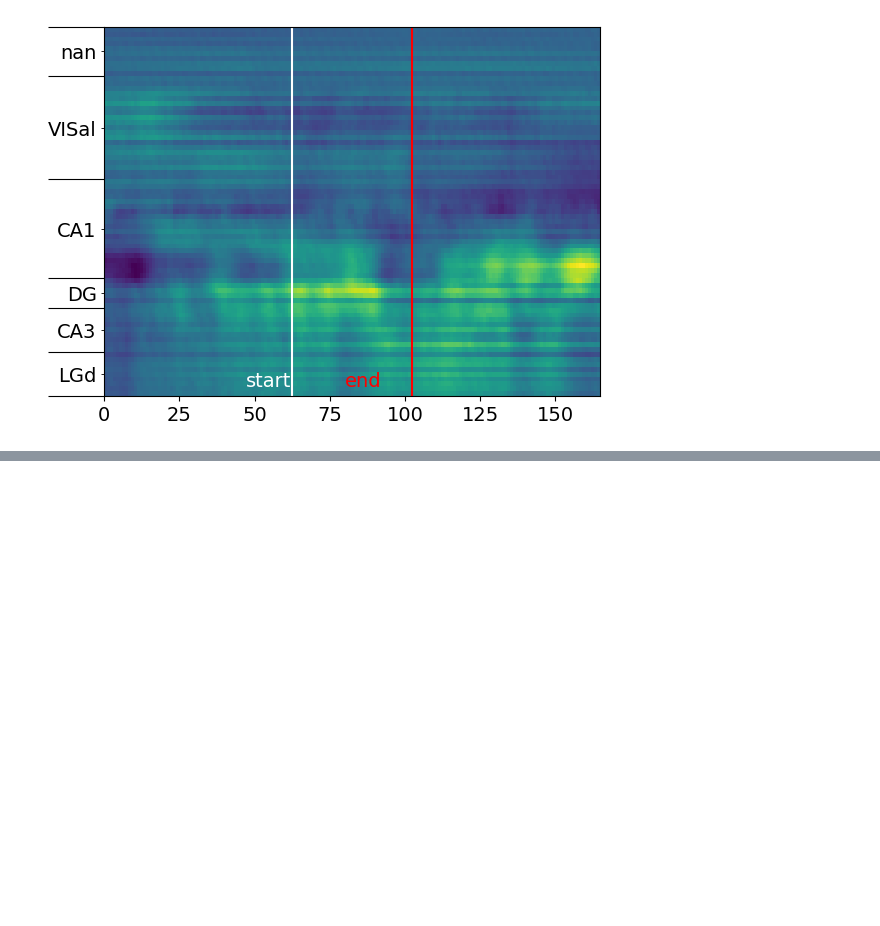
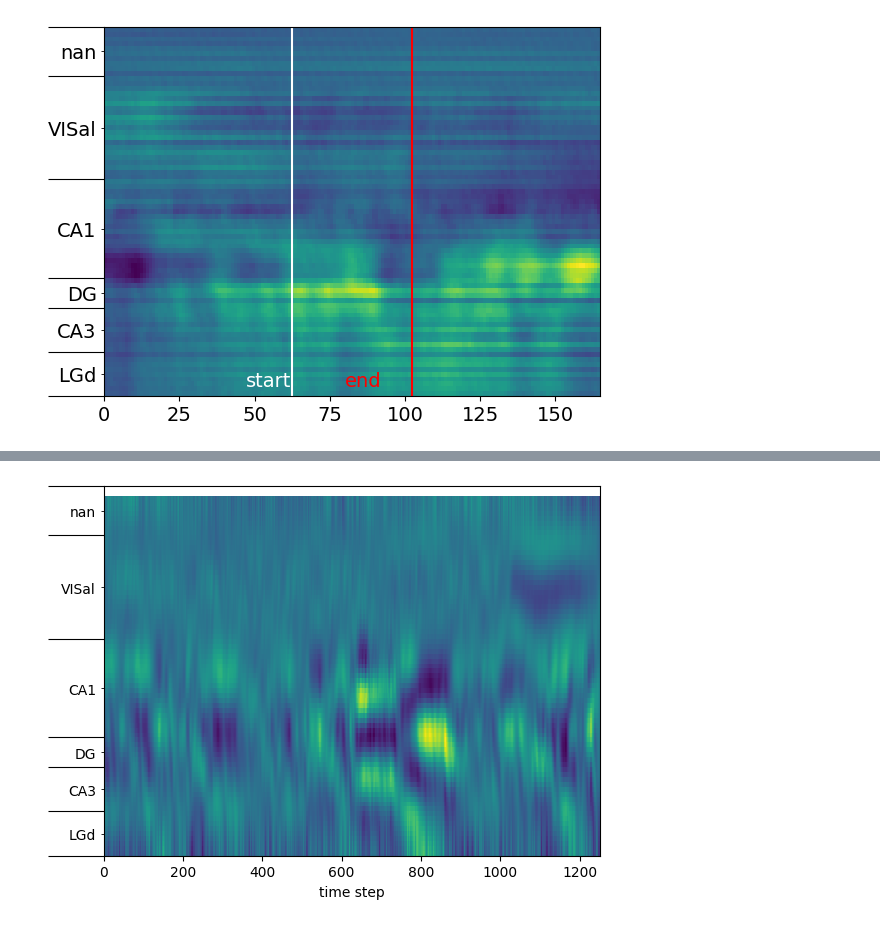
Before and after one commit to carmengasco/LFP_extraction, a Jupyter notebook: LFP_extraction.ipynb, the cells around one changed output, grey strips where cells are left out. Cells and saved outputs as stored; diff of their text form; code cells hidden in the pictures; blank space fills up the shorter version.

```diff
--- a/LFP_extraction.ipynb
+++ b/LFP_extraction.ipynb
@@ -846,0 +907,13 @@ plt.show()
+# %%
+# Filtered
+fig, ax = plt.subplots()
+ax.pcolormesh(filtered_csd)
+ax.set_yticks(intervals)
+ax.set_yticks(interval_midpoints, minor=True)
+ax.set_yticklabels(structure_acronyms, minor=True)
+plt.tick_params("y", which="major", labelleft=False, length=40)
+ax.set_xlabel("time step")
+
+plt.show()
+# %% [output]
+[figure, added]
```
Also changed, not shown: parts of 59 cells of this notebook.
